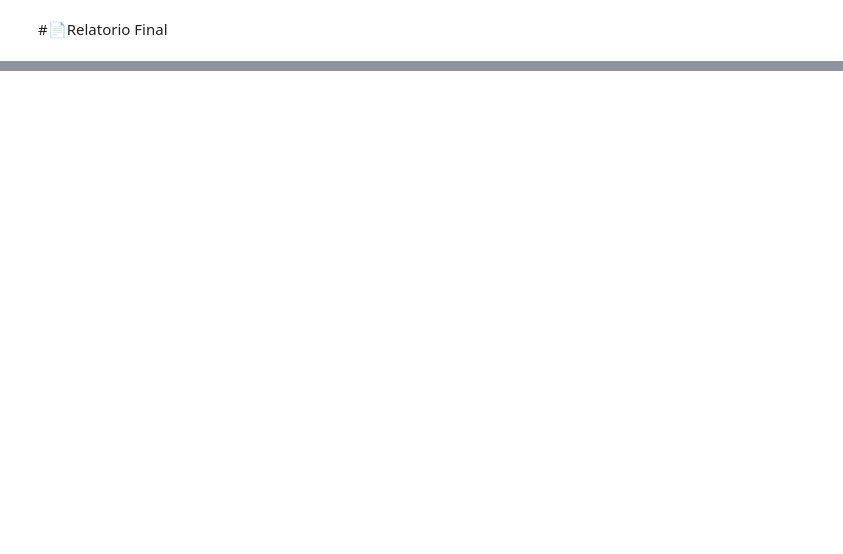
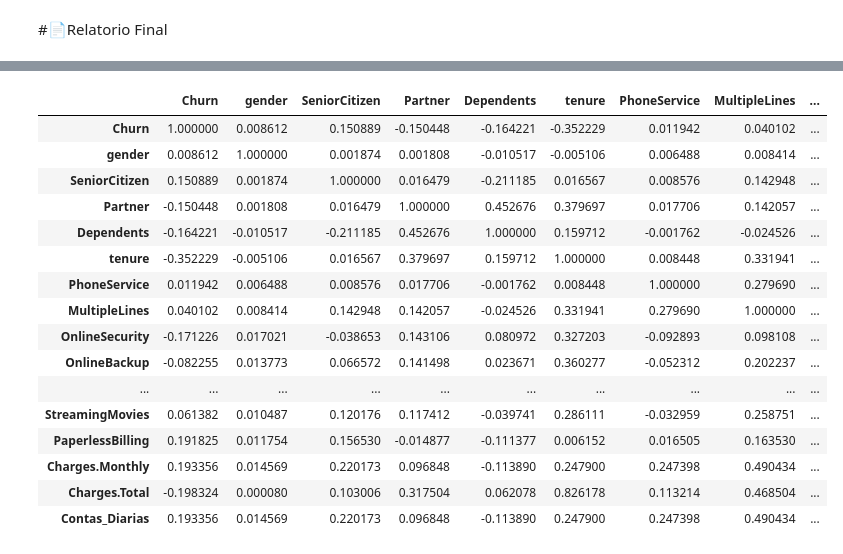
Before and after one commit to adrianols02/DesafioTelecomX_br, a Jupyter notebook: TelecomX_BR.ipynb, the cells around one changed output, grey strips where cells are left out. Drawn from its saved outputs; the diff is of its cells as text; code cells hidden in the pictures; blank space fills up the shorter version.

```diff
--- a/TelecomX_BR.ipynb
+++ b/TelecomX_BR.ipynb
@@ -19,2 +382,6 @@ df.head()
 # %% [markdown]
 #📊 Carga e análise
+# %%
+url_3 = 'https://raw.githubusercontent.com/adrianols02/DesafioTelecomX_br/refs/heads/main/Dados/clientes_analise.csv'
+df = pd.read_csv(url_3)
+df
@@ -22,0 +520,42 @@ df.head()
+# %%
+import pandas as pd
+import numpy as np
+
+# Supondo que o DataFrame 'df_transformado' dos passos anteriores é o 'df' sendo usado aqui
+# df_transformado foi salvo como 'clientes.csv' e recarregado como 'df'
+
+# Converte colunas categóricas binárias ('Yes'/'No', 'Female'/'Male') para numéricas (1/0)
+binary_cols = ['gender', 'Partner', 'Dependents', 'PhoneService', 'MultipleLines',
+               'OnlineSecurity', 'OnlineBackup', 'DeviceProtection', 'TechSupport',
+               'StreamingTV', 'StreamingMovies', 'PaperlessBilling', 'Churn', 'SeniorCitizen'] # Adicionado SeniorCitizen
+df_corr = df.copy()
+for col in binary_cols:
+    # Verifica se a coluna está no DataFrame e contém esses valores antes de mapear
+    if col in df.columns and df[col].isin(['Yes', 'No']).any():
+         df_corr[col] = df[col].map({'Yes': 1, 'No': 0})
+    elif col in df.columns and df[col].isin(['Female', 'Male']).any():
+         df_corr[col] = df[col].map({'Female': 1, 'Male': 0})
+
+
+# Agora calcula a matriz de correlação, excluindo colunas não numéricas
+# Se você quiser incluir correlações com outras colunas categóricas, você precisaria
+# aplicar one-hot encoding a elas antes deste passo.
+df_corr.corr(numeric_only=True)
+# %% [output]
+|  | Churn | gender | SeniorCitizen | Partner | Dependents | tenure | PhoneService | MultipleLines | ... |
+| Churn | 1.000000 | 0.008612 | 0.150889 | -0.150448 | -0.164221 | -0.352229 | 0.011942 | 0.040102 | ... |
+| gender | 0.008612 | 1.000000 | 0.001874 | 0.001808 | -0.010517 | -0.005106 | 0.006488 | 0.008414 | ... |
+| SeniorCitizen | 0.150889 | 0.001874 | 1.000000 | 0.016479 | -0.211185 | 0.016567 | 0.008576 | 0.142948 | ... |
+| Partner | -0.150448 | 0.001808 | 0.016479 | 1.000000 | 0.452676 | 0.379697 | 0.017706 | 0.142057 | ... |
+| Dependents | -0.164221 | -0.010517 | -0.211185 | 0.452676 | 1.000000 | 0.159712 | -0.001762 | -0.024526 | ... |
+| tenure | -0.352229 | -0.005106 | 0.016567 | 0.379697 | 0.159712 | 1.000000 | 0.008448 | 0.331941 | ... |
+| PhoneService | 0.011942 | 0.006488 | 0.008576 | 0.017706 | -0.001762 | 0.008448 | 1.000000 | 0.279690 | ... |
+| MultipleLines | 0.040102 | 0.008414 | 0.142948 | 0.142057 | -0.024526 | 0.331941 | 0.279690 | 1.000000 | ... |
+| OnlineSecurity | -0.171226 | 0.017021 | -0.038653 | 0.143106 | 0.080972 | 0.327203 | -0.092893 | 0.098108 | ... |
+| OnlineBackup | -0.082255 | 0.013773 | 0.066572 | 0.141498 | 0.023671 | 0.360277 | -0.052312 | 0.202237 | ... |
+| ... | ... | ... | ... | ... | ... | ... | ... | ... | ... |
+| StreamingMovies | 0.061382 | 0.010487 | 0.120176 | 0.117412 | -0.039741 | 0.286111 | -0.032959 | 0.258751 | ... |
+| PaperlessBilling | 0.191825 | 0.011754 | 0.156530 | -0.014877 | -0.111377 | 0.006152 | 0.016505 | 0.163530 | ... |
+| Charges.Monthly | 0.193356 | 0.014569 | 0.220173 | 0.096848 | -0.113890 | 0.247900 | 0.247398 | 0.490434 | ... |
+| Charges.Total | -0.198324 | 0.000080 | 0.103006 | 0.317504 | 0.062078 | 0.826178 | 0.113214 | 0.468504 | ... |
+| Contas_Diarias | 0.193356 | 0.014569 | 0.220173 | 0.096848 | -0.113890 | 0.247900 | 0.247398 | 0.490434 | ... |
```
Also changed, not shown: parts of 43 cells of this notebook.
